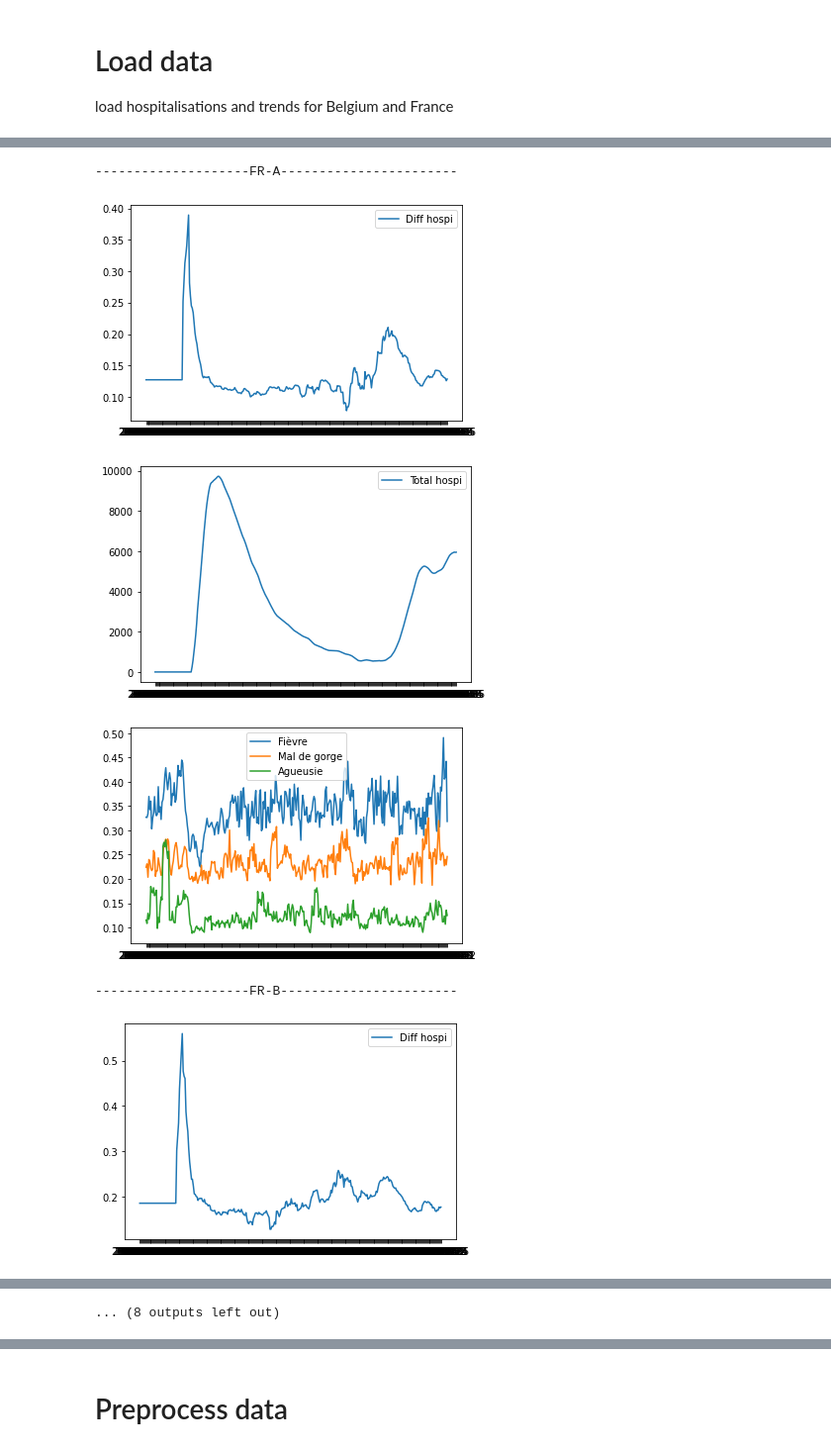
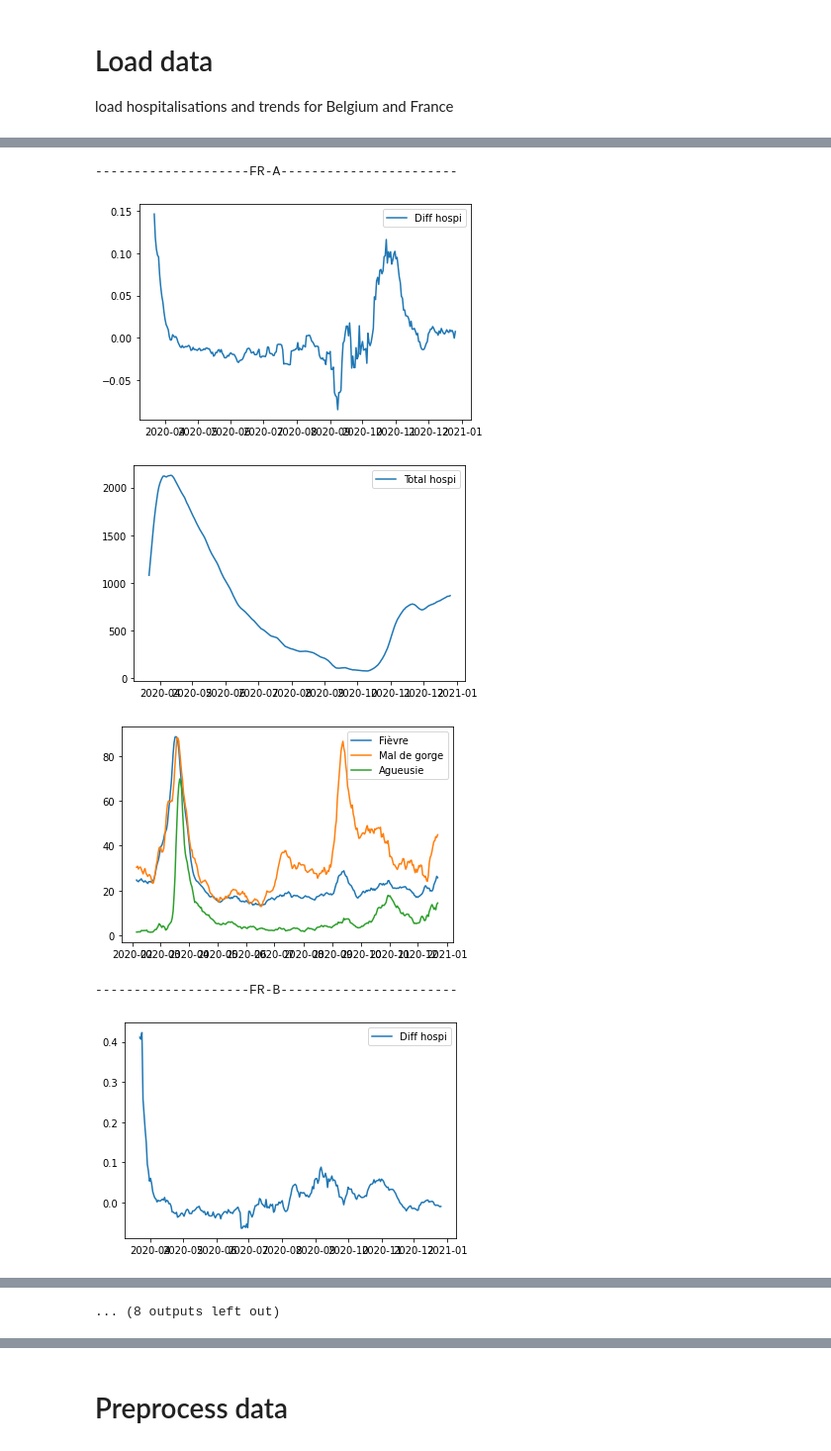
Before and after one commit to gerardmargaux/CovidThesis, a Jupyter notebook: src/LSTM.ipynb, the cells around one changed output, grey strips where cells are left out. Shown at 99% size. Drawn from its saved outputs; the diff is of its cells as text; code cells hidden in the pictures.

```diff
--- a/src/LSTM.ipynb
+++ b/src/LSTM.ipynb
@@ -76,17 +79,19 @@ def create_dataframe_hospi(hospi_france, hospi_belgium, department_france, geo,
     Creates the dataframe containing the number of daily new hospitalizations
     with respect to the date and the localisation (FR and BE)
     """
+    date_parser = lambda x: datetime.strptime(x, "%Y-%m-%d")
     departements = pd.read_csv(department_france)
-    hospitalisations = pd.read_csv(hospi_france, sep=";")
-    data_fr = hospitalisations.join(departements.set_index('departmentCode'), on="dep").groupby(["regionName", "jour"],
+    hospitalisations = pd.read_csv(hospi_france, sep=";", parse_dates=['jour'], date_parser=date_parser)
+    hospitalisations = hospitalisations[hospitalisations['sexe'] == 0]  # sex=0: men and women
+    data_fr = hospitalisations.join(departements.set_index('departmentCode'), on="dep").groupby(["regionTrends", "jour"],
                                                                                                 as_index=False).agg(
         {"hosp": "sum"})
-    data_fr = data_fr.rename(columns={"jour": "DATE", "hosp": "HOSP", "regionName": "LOC"})
+    data_fr = data_fr.rename(columns={"jour": "DATE", "hosp": "HOSP", "regionTrends": "LOC"})
 
     # Belgian data
     data_be = pd.read_csv(hospi_belgium).groupby(["DATE"]).agg({"TOTAL_IN": "sum"}).reset_index().rename(
         columns={"TOTAL_IN": "HOSP"})
-    data_be["LOC"] = "Belgique"
+    data_be["LOC"] = "BE"
 
     if total:
         data_fr["TOT_HOSP"] = data_fr['HOSP']
@@ -95,33 +100,46 @@ def create_dataframe_hospi(hospi_france, hospi_belgium, department_france, geo,
     # Full data
     full_data = data_fr.append(data_be).set_index(["LOC", "DATE"])
 
-    # find smallest date for each loc
+    # find smallest date for each loc and highest common date
     smallest = {}
+    highest = {}
     for loc, date_current in full_data.index:
         if loc not in smallest or smallest[loc] > date_current:
             smallest[loc] = date_current
+        if loc not in highest or highest[loc] < date_current:
+            highest[loc] = date_current
 
+    highest_date = min(highest.values())
     base_date = datetime.strptime(date_begin, "%Y-%m-%d").date()
+
+    # get the same maximum date on all region
+    #full_data.index = full_data.index.swaplevel(0, 1)
+    #full_data = full_data.sort_index()
+    #full_data = full_data.loc[pd.IndexSlice[:highest_date,:,:]]
+    #full_data.index = full_data.index.swaplevel(0, 1)
 
     # Add "fake" data (zeroes before the beginning of the crisis) for each loc
     toadd = []
     for loc, sm in smallest.items():
-        end = datetime.strptime(sm, "%Y-%m-%d").date()
+        end = sm.date()
         cur = base_date
 
         while cur != end:
-            toadd.append([cur.strftime("%Y-%m-%d"), loc, 0])
+            toadd.append([cur, loc, 0])
             cur += timedelta(days=1)
 
     full_data = pd.DataFrame(toadd, columns=["DATE", "LOC", "HOSP"]).append(full_data.reset_index()).set_index(
         ["LOC", "DATE"])
     data_dic = {}
+    max_date = base_date
     for k, v in geo.items():
-        data_dic[k] = full_data.iloc[full_data.index.get_level_values('LOC') == v]
+        data_dic[k] = full_data.iloc[full_data.index.get_level_values('LOC') == k]
         if percentage:
-            new_list_hospi = diff_percentage(data_dic[k]['HOSP'])
-            data_dic[k]['HOSP'] = new_list_hospi
+            #new_list_hospi = diff_percentage(data_dic[k]['HOSP'])
+            #data_dic[k]['HOSP'] = new_list_hospi
+            data_dic[k]['HOSP'] = data_dic[k]['HOSP'].pct_change()
         data_dic[k]['TOT_HOSP'] = data_dic[k]['TOT_HOSP'].fillna(0.0)
+
     return data_dic
 
 
@@ -129,6 +147,7 @@ def create_df_trends(url_trends, geo, percentage=True, total=True):
     """
     return dic of {geo: df} for the trends
     """
+    date_parser = lambda x: datetime.strptime(x, "%Y-%m-%d")
     renaming = {v: k for k, v in list_topics.items()}  # change topic_mid to topic_title in the dataframe
     result = {}
     for k, v in geo.items():
@@ -136,8 +155,10 @@ def create_df_trends(url_trends, geo, percentage=True, total=True):
         for term in list_topics.keys():
             path = f"{url_trends}{k}-{term}.csv"
             encoded_path = requests.get(path).content
-            df_trends = pd.read_csv(io.StringIO(encoded_path.decode("utf-8"))).rename(columns={"date": "DATE"})
-            df_trends['LOC'] = v
+            df_trends = pd.read_csv(io.StringIO(encoded_path.decode("utf-8")),
+                                    parse_dates=['date'], date_parser=date_parser
+                                   ).rename(columns={"date": "DATE"})
+            df_trends['LOC'] = k
             df_trends.rename(columns=renaming, inplace=True)
             df_trends.set_index(['LOC', 'DATE'], inplace=True)
             if total:
@@ -155,7 +176,7 @@ url_department_france = "https://raw.githubusercontent.com/gerardmargaux/CovidTh
 url_hospi_france = "https://raw.githubusercontent.com/gerardmargaux/CovidThesis/master/data/hospi/fr-covid-hospi-total.csv"
 # Percentage is True if we want to take the difference of variation between today and yesterday in percentage
 # Total is True if we want to add the absolute total value to the input of the model
-df_trends = create_df_trends(url_trends, geocodes, percentage=True, total=True)
+df_trends = create_df_trends(url_trends, geocodes, percentage=False, total=False)
 df_hospi = create_dataframe_hospi(url_hospi_france, url_hospi_belgium, url_department_france, geocodes, percentage=True, total=True)
 for k in geocodes.keys():
     # Rolling average of 7 days
@@ -186,6 +207,6 @@ for k in geocodes.keys():
 --------------------FR-A-----------------------
-[figure, old version]
+[figure, new version]
-[figure, old version]
+[figure, new version]
-[figure, old version]
+[figure, new version]
 --------------------FR-B-----------------------
-[figure, old version]
+[figure, new version]
```
Also changed, not shown: parts of 37 cells of this notebook, 1 other file.
